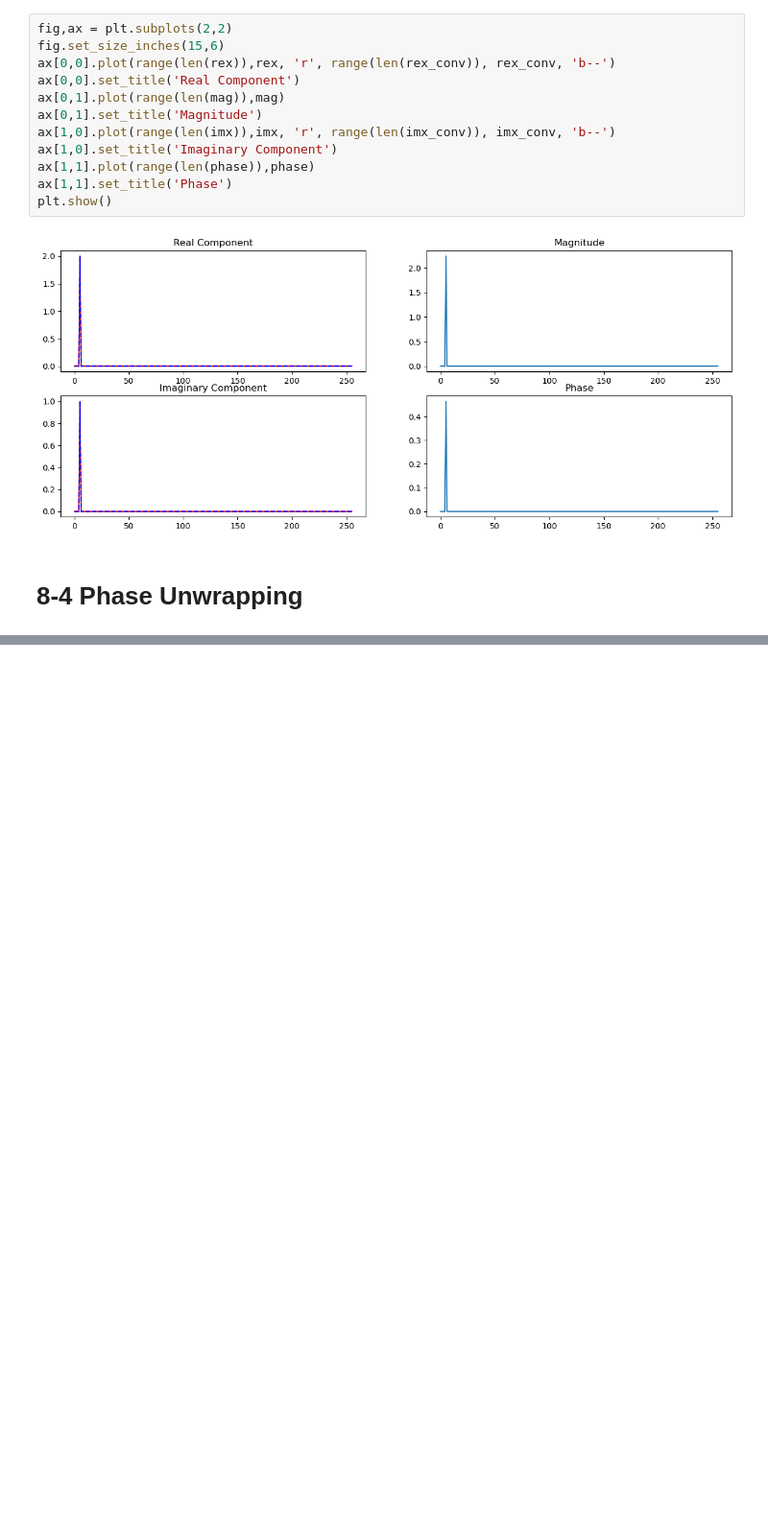
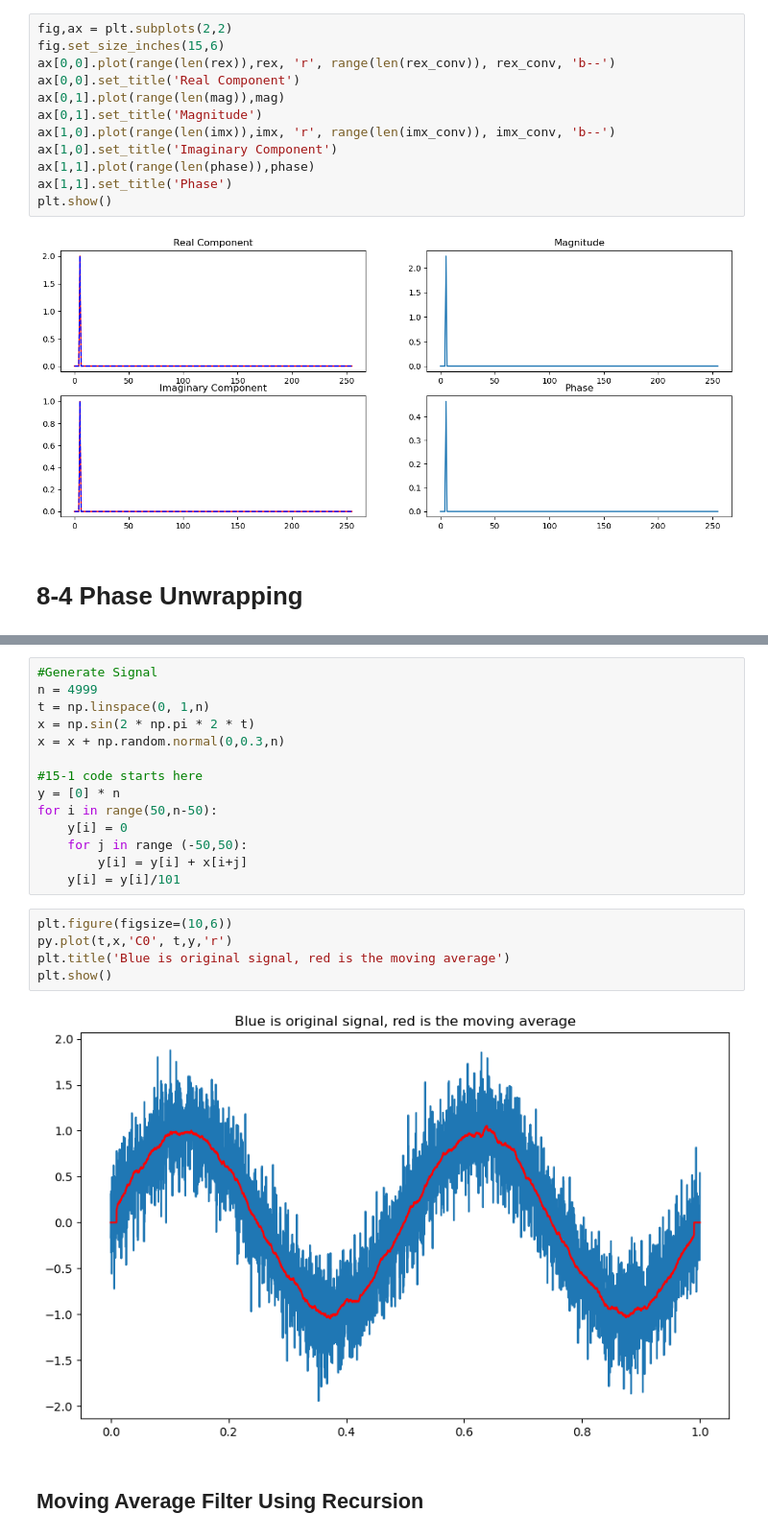
Before and after one commit to ujkam/sciengguidedsp_py, a Jupyter notebook: All_Chapters.ipynb, the cells around one changed output, grey strips where cells are left out. Shown: that part at 96% size. Saved outputs shown, nothing was run; the diff lists cells and outputs as text; blank space fills up the shorter version.

```diff
--- a/All_Chapters.ipynb
+++ b/All_Chapters.ipynb
@@ -304,0 +492,23 @@ round(0.55)
+# %%
+#Generate Signal
+n = 4999
+t = np.linspace(0, 1,n)
+x = np.sin(2 * np.pi * 2 * t)
+x = x + np.random.normal(0,0.3,n)
+
+#15-1 code starts here
+y = [0] * n
+for i in range(50,n-50):
+    y[i] = 0
+    for j in range (-50,50):
+        y[i] = y[i] + x[i+j]
+    y[i] = y[i]/101
+# %%
+plt.figure(figsize=(10,6))
+py.plot(t,x,'C0', t,y,'r')
+plt.title('Blue is original signal, red is the moving average')
+plt.show()
+# %% [output]
+[figure, added]
+# %% [markdown]
+## Moving Average Filter Using Recursion
```
Also changed, not shown: parts of 21 cells of this notebook.
